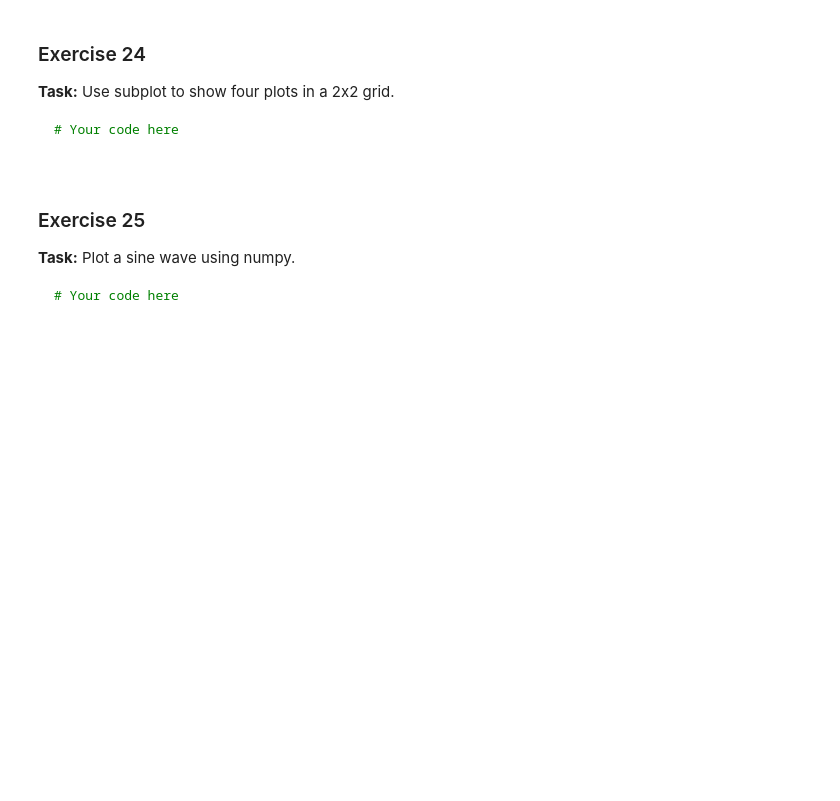
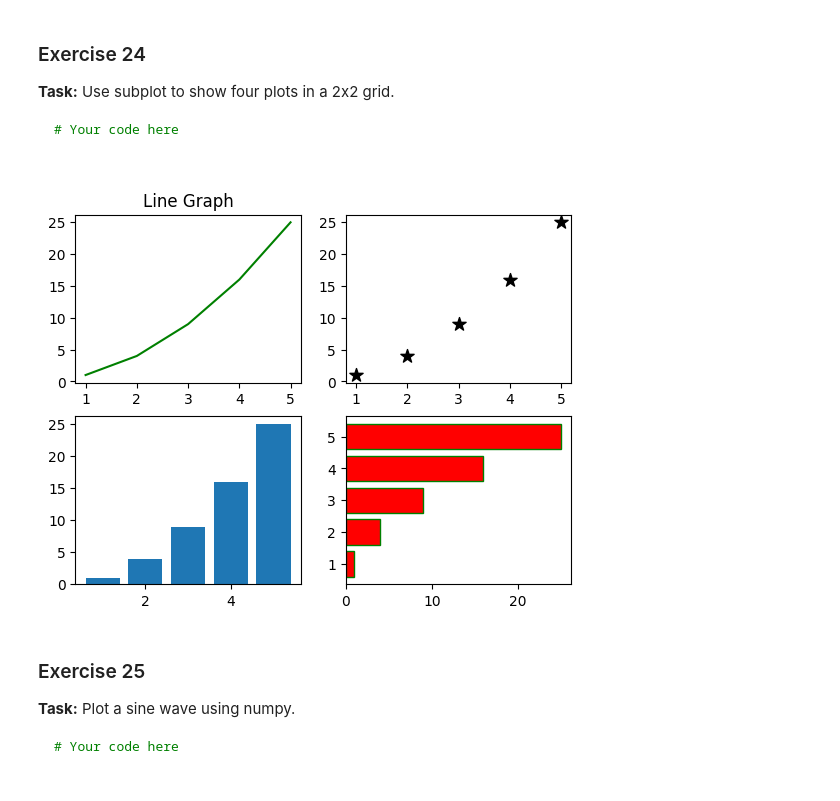
Before and after one commit to shrutirekha-srichandan/ML-course-using-python-Course, a Jupyter notebook: Python Assignments solutions/Python Assignment 4.ipynb, the cells around one changed output. Saved outputs shown, nothing was run; the diff lists cells and outputs as text; code cells hidden in the pictures; blank space fills up the shorter version.

````diff
--- a/Python Assignments solutions/Python Assignment 4.ipynb
+++ b/Python Assignments solutions/Python Assignment 4.ipynb
@@ -362,6 +387,21 @@ plt.show()
 # Your code here
 
 ```
+# %%
+x=[1,2,3,4,5]
+y=[1,4,9,16,25]
+plt.subplot(2,2,1)
+plt.plot(x,y,color='green')
+plt.title('Line Graph')
+plt.subplot(2,2,2)
+plt.scatter(x,y,color='black',marker='*',s=100)
+plt.subplot(2,2,3)
+plt.bar(x,y)
+plt.subplot(2,2,4)
+plt.barh(x,y,color='red',edgecolor='green')
+plt.show()
+# %% [output]
+[figure, added]
 # %% [markdown]
 ### Exercise 25
 **Task:** Plot a sine wave using numpy.
````
Also changed, not shown: parts of 4 cells of this notebook, 4 other files.
